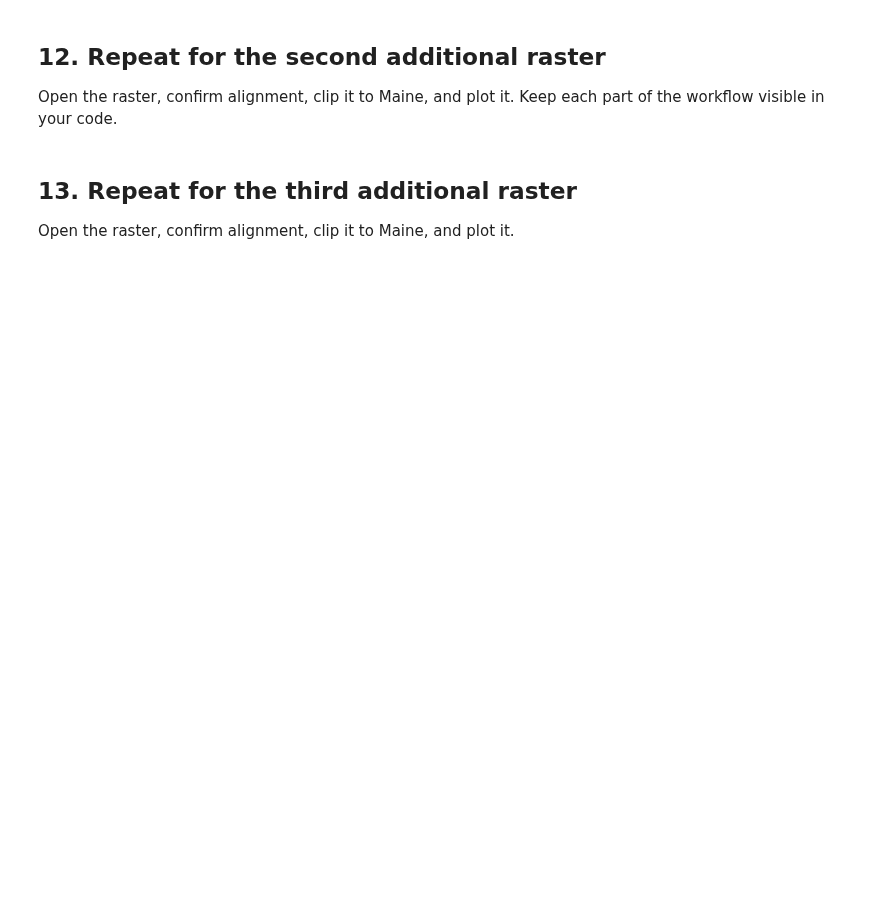
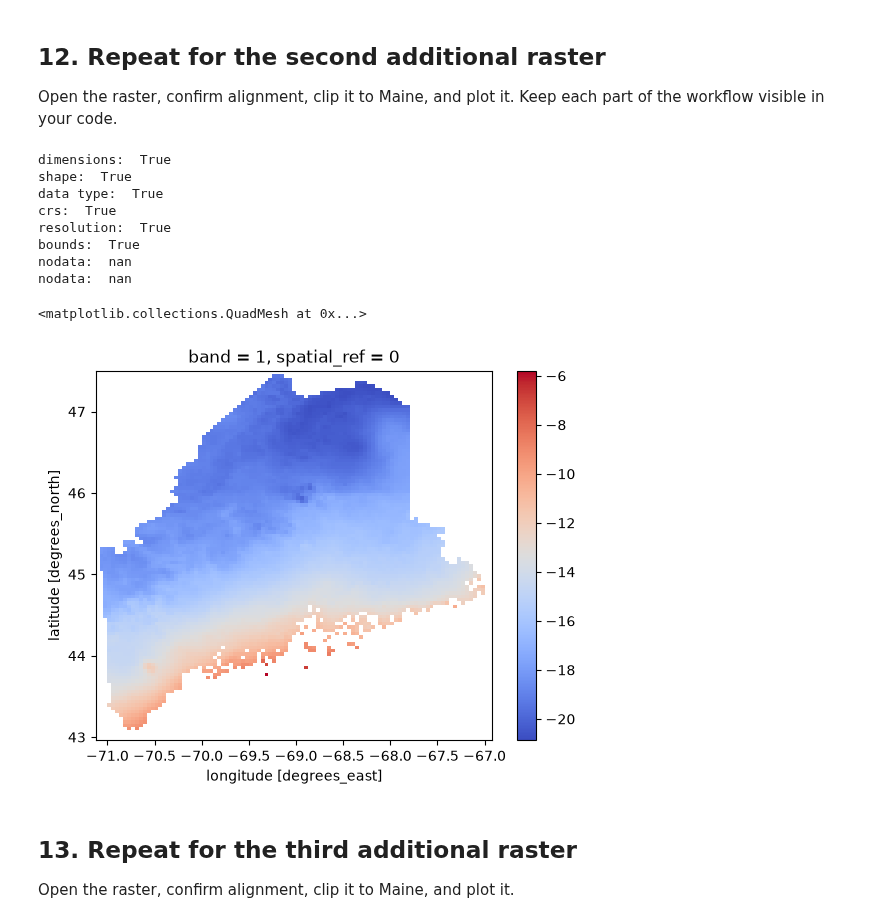
Before and after one commit to elizadstein/BIO597-SpatialBiodiversity, a Jupyter notebook: docs/assignments/Assignment-05-RasterData.ipynb, the cells around one changed output. Cells and saved outputs as stored; diff of their text form; code cells hidden in the pictures; blank space fills up the shorter version.

```diff
--- a/docs/assignments/Assignment-05-RasterData.ipynb
+++ b/docs/assignments/Assignment-05-RasterData.ipynb
@@ -138,7 +271,47 @@ Use the same clipping settings as BIO1. Plot the Maine result with an appropriat
 
 Open the raster, confirm alignment, clip it to Maine, and plot it. Keep each part of the workflow visible in your code.
 # %%
-# Complete the workflow for the second additional raster.
+# Open raster
+bio6_path = bioclim_path / "wc2.1_2.5m_bio_6.tif"
+bio6 = rxr.open_rasterio(
+    bio6_path,
+    masked=True,
+)
+
+# check alignment
+print("dimensions: ", bio1.dims == bio6.dims)
+print("shape: ", bio1.shape == bio6.shape)
+print("data type: ", bio1.dtype == bio6.dtype)
+print("crs: ", bio1.rio.crs == bio6.rio.crs)
+print("resolution: ", bio1.rio.resolution() == bio6.rio.resolution())
+print("bounds: ", bio1.rio.bounds() == bio6.rio.bounds())
+print("nodata: ", bio1.rio.nodata)
+print("nodata: ", bio6.rio.nodata)
+
+# clip
+bio6_maine = bio6.rio.clip(
+    maine_boundary.geometry,
+    maine_boundary.crs,
+    drop=True,
+    from_disk=True,
+)
+
+# squeeze
+bio6_maine = bio6_maine.squeeze()
+
+# plot
+bio6_maine.plot(cmap = "coolwarm")
+# %% [output]
+dimensions:  True
+shape:  True
+data type:  True
+crs:  True
+resolution:  True
+bounds:  True
+nodata:  nan
+nodata:  nan
+<matplotlib.collections.QuadMesh at 0x...>
+[figure, added]
 # %% [markdown]
 ## 13. Repeat for the third additional raster
 
```
Also changed, not shown: parts of 34 cells of this notebook, 1 other file.
